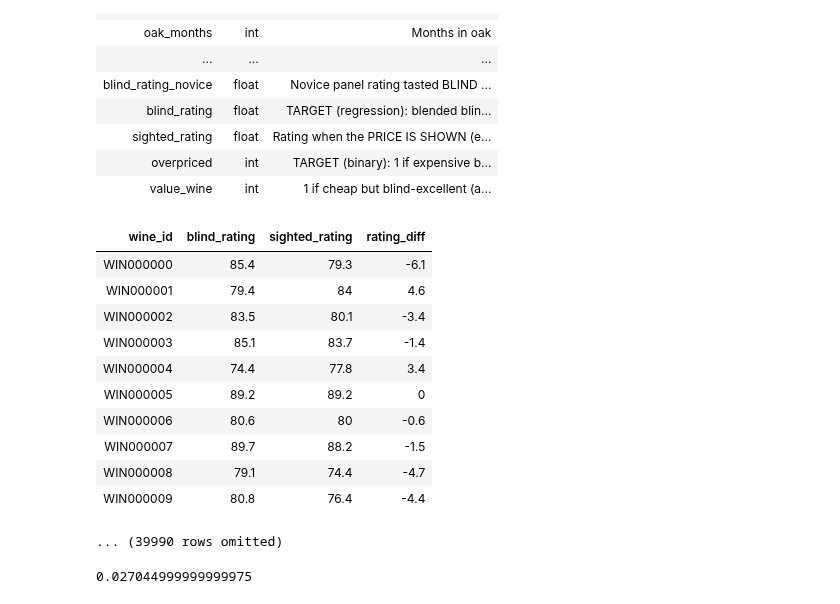
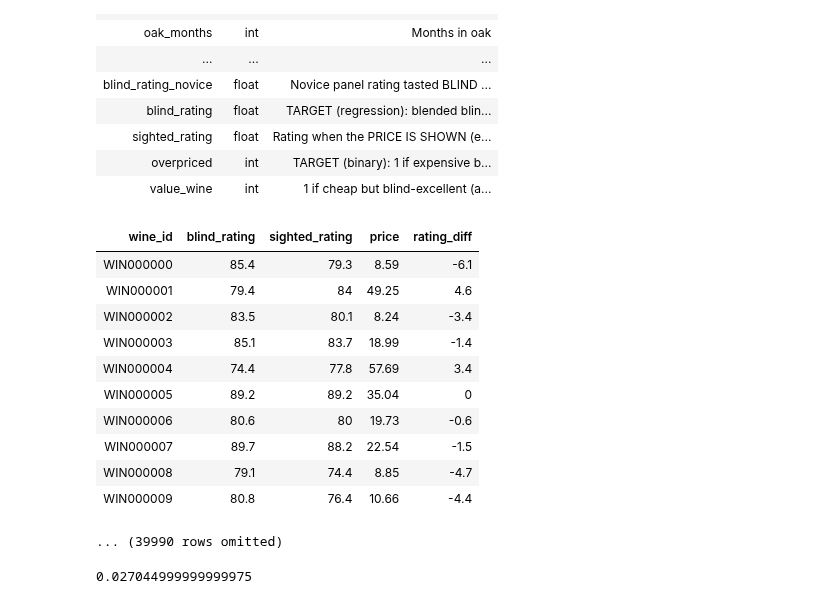
Before and after one commit to jrwhe01/wine_tastevsquailty_data, a Jupyter notebook: wineanalysis.ipynb, the cells around one changed output. Drawn from its saved outputs; the diff is of its cells as text; code cells hidden in the pictures.

```diff
--- a/wineanalysis.ipynb
+++ b/wineanalysis.ipynb
@@ -43,23 +43,23 @@ datadic.show()
 # %%
 #Question 1: How much does a wine's rating change when its price is revealed?
 #Part 1: Average change
-Q1 = winedata.select('wine_id','blind_rating', 'sighted_rating')
+Q1 = winedata.select('wine_id','blind_rating', 'sighted_rating','price')
 diff = Q1.apply(np.subtract, 'sighted_rating', 'blind_rating')
 
 Q1 = Q1.with_column('rating_diff', diff)
 Q1 #This table shows the difference between the sighted and blind ratings
 # %% [output]
-| wine_id | blind_rating | sighted_rating | rating_diff |
-| WIN000000 | 85.4 | 79.3 | -6.1 |
-| WIN000001 | 79.4 | 84 | 4.6 |
-| WIN000002 | 83.5 | 80.1 | -3.4 |
-| WIN000003 | 85.1 | 83.7 | -1.4 |
-| WIN000004 | 74.4 | 77.8 | 3.4 |
-| WIN000005 | 89.2 | 89.2 | 0 |
-| WIN000006 | 80.6 | 80 | -0.6 |
-| WIN000007 | 89.7 | 88.2 | -1.5 |
-| WIN000008 | 79.1 | 74.4 | -4.7 |
-| WIN000009 | 80.8 | 76.4 | -4.4 |
+| wine_id | blind_rating | sighted_rating | price | rating_diff |
+| WIN000000 | 85.4 | 79.3 | 8.59 | -6.1 |
+| WIN000001 | 79.4 | 84 | 49.25 | 4.6 |
+| WIN000002 | 83.5 | 80.1 | 8.24 | -3.4 |
+| WIN000003 | 85.1 | 83.7 | 18.99 | -1.4 |
+| WIN000004 | 74.4 | 77.8 | 57.69 | 3.4 |
+| WIN000005 | 89.2 | 89.2 | 35.04 | 0 |
+| WIN000006 | 80.6 | 80 | 19.73 | -0.6 |
+| WIN000007 | 89.7 | 88.2 | 22.54 | -1.5 |
+| WIN000008 | 79.1 | 74.4 | 8.85 | -4.7 |
+| WIN000009 | 80.8 | 76.4 | 10.66 | -4.4 |
 ... (39990 rows omitted)
 # %%
 #What is the signed average difference?
```
Also changed, not shown: parts of 8 cells of this notebook.
